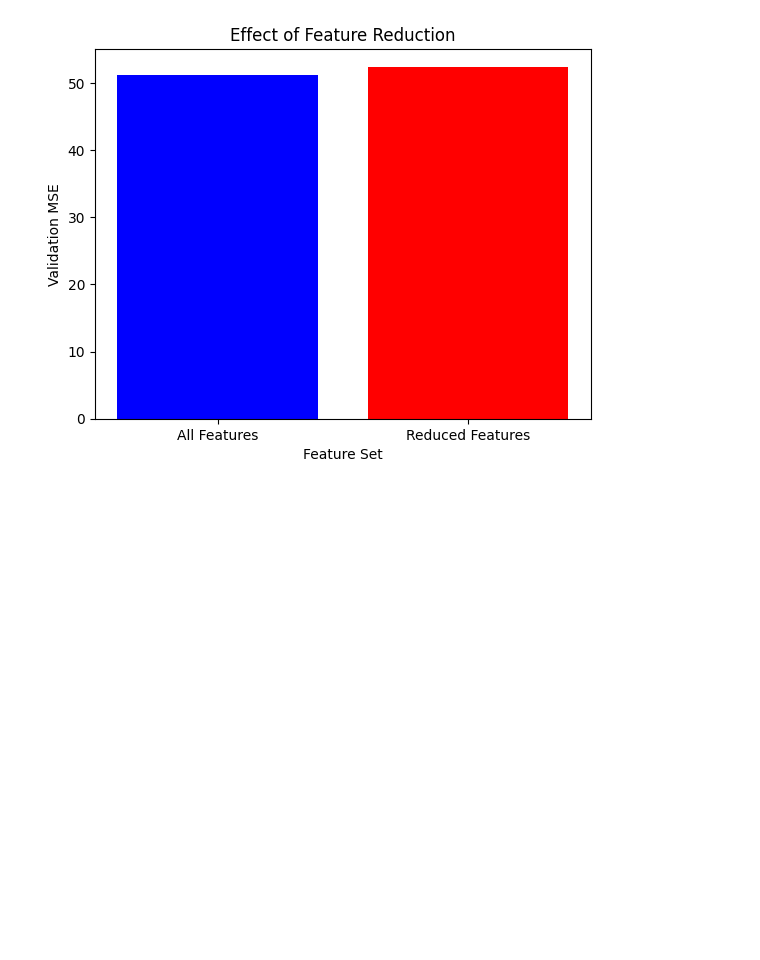
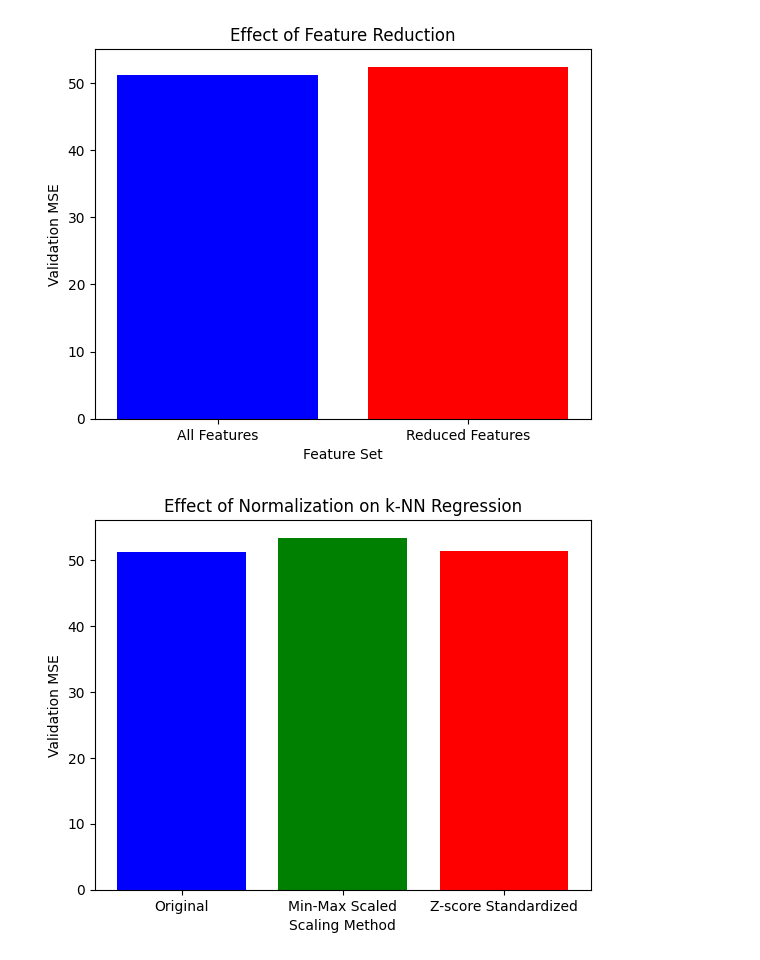
Before and after one commit to edwinie/CDS-Onboarding-Neural-Networks, a Jupyter notebook: ms5_knn.ipynb, the cells around one changed output. Drawn from its saved outputs; the diff is of its cells as text; code cells hidden in the pictures; blank space fills up the shorter version.

Commit message:
did part a iv

```diff
--- a/ms5_knn.ipynb
+++ b/ms5_knn.ipynb
@@ -72,0 +71,31 @@ plt.show()
+# %%
+# part a iv justification
+
+from sklearn.preprocessing import MinMaxScaler, StandardScaler
+
+scaler_minmax = MinMaxScaler()
+X_train_minmax = scaler_minmax.fit_transform(X_train)
+X_val_minmax = scaler_minmax.transform(X_val)
+
+scaler_standard = StandardScaler()
+X_train_std = scaler_standard.fit_transform(X_train)
+X_val_std = scaler_standard.transform(X_val)
+
+knn = KNeighborsRegressor(n_neighbors=5)
+
+knn.fit(X_train, y_train)
+mse_original = mean_squared_error(y_val, knn.predict(X_val))
+
+knn.fit(X_train_minmax, y_train)
+mse_minmax = mean_squared_error(y_val, knn.predict(X_val_minmax))
+
+knn.fit(X_train_std, y_train)
+mse_standard = mean_squared_error(y_val, knn.predict(X_val_std))
+
+plt.bar(["Original", "Min-Max Scaled", "Z-score Standardized"], [mse_original, mse_minmax, mse_standard], color=["blue", "green", "red"])
+plt.xlabel("Scaling Method")
+plt.ylabel("Validation MSE")
+plt.title("Effect of Normalization on k-NN Regression")
+plt.show()
+# %% [output]
+[figure, added]
```
Also changed, not shown: parts of 1 cell of this notebook.
